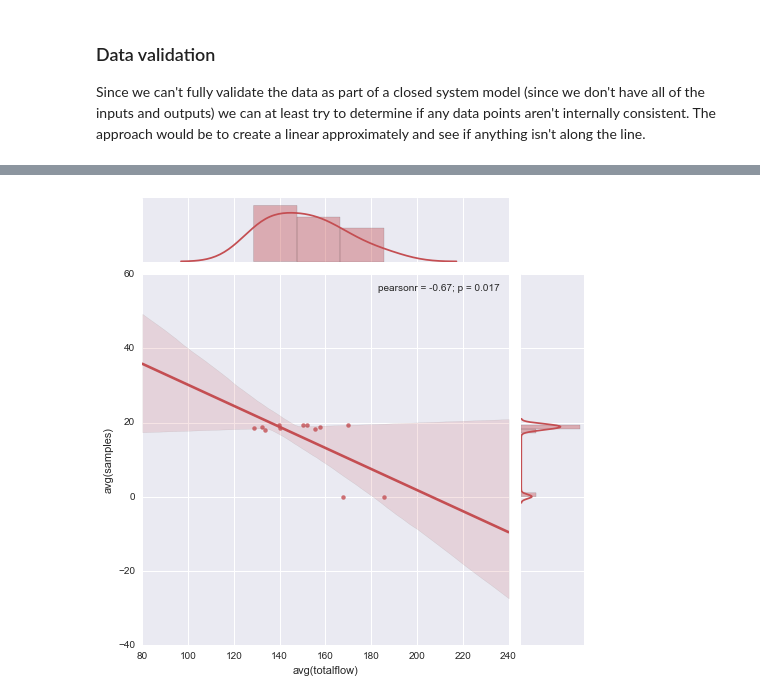
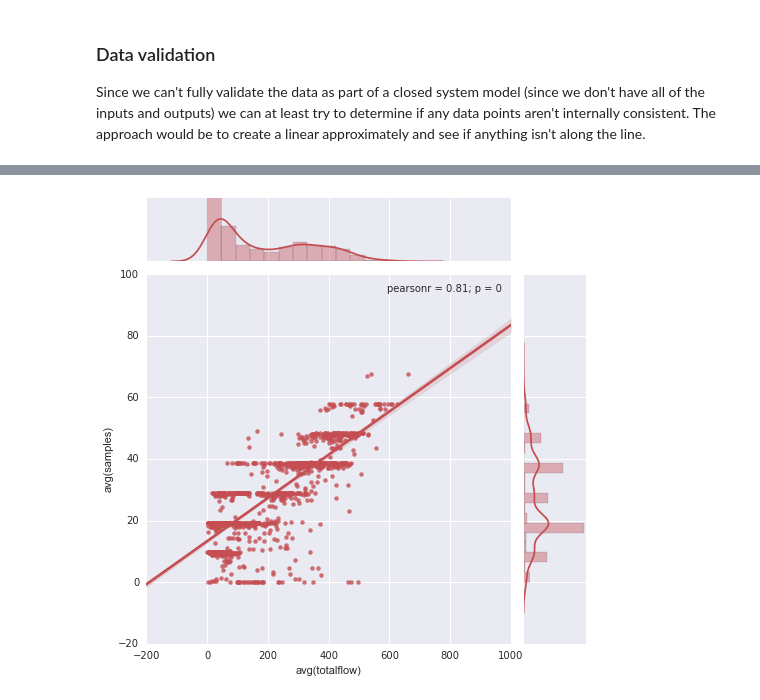
Before and after one commit to abrespect/DSE_Cohort2_Traffic_Capstone, a Jupyter notebook: cohort2/exploration/spark/spark_by_lane_analysis.ipynb, the cells around one changed output, grey strips where cells are left out. Saved outputs shown, nothing was run; the diff lists cells and outputs as text; code cells hidden in the pictures.

```diff
--- a/cohort2/exploration/spark/spark_by_lane_analysis.ipynb
+++ b/cohort2/exploration/spark/spark_by_lane_analysis.ipynb
@@ -252,3 +299,6 @@ merged_result_avg = pd.merge(result_avg, meta_df, how='left', left_on='Station',
+# %%
+merged_result_avg_100 = pd.read_csv('../../data/merged_result_avg_100.csv')
+merged_result_avg = pd.read_csv('../../data/merged_result_avg.csv')
 # %%
 merged_result_avg[merged_result_avg.Station == 1108609].head()
 # %% [output]
@@ -514,14 +597,3 @@ total 15 flow from 56: 1.05171205618
 # %% [markdown]
 ### Data validation
 Since we can't fully validate the data as part of a closed system model (since we don't have all of the inputs and outputs) we can at least try to determine if any data points aren't internally consistent. The approach would be to create a linear approximately and see if anything isn't along the line.
-# %%
-import seaborn as sns
-sns.set(style="ticks")
-
-# Load the example dataset for Anscombe's quartet
-df = sns.load_dataset("anscombe")
-
-# Show the results of a linear regression within each dataset
-sns.lmplot(x="x", y="y", col="dataset", hue="dataset", data=df,
-           col_wrap=2, ci=None, palette="muted", size=4,
-           scatter_kws={"s": 50, "alpha": 1})
@@ -531,8 +600,7 @@ sns.lmplot(x="x", y="y", col="dataset", hue="dataset", data=df,
 # %%
-import seaborn as sns
+# precursor plot to see if a linear regression seems like it would be plausible for the data
 sns.set(style="darkgrid", color_codes=True)
 
-# tips = sns.load_dataset("tips")
-g = sns.jointplot("avg(totalflow)", "avg(samples)", data=ML_W_56, kind="reg", color="r", size=7)
+g = sns.jointplot("avg(totalflow)", "avg(samples)", data=merged_result_avg, kind="reg", color="r", size=7)
 # %% [output]
-[figure, old version]
+[figure, new version]
```
Also changed, not shown: parts of 75 cells of this notebook.
